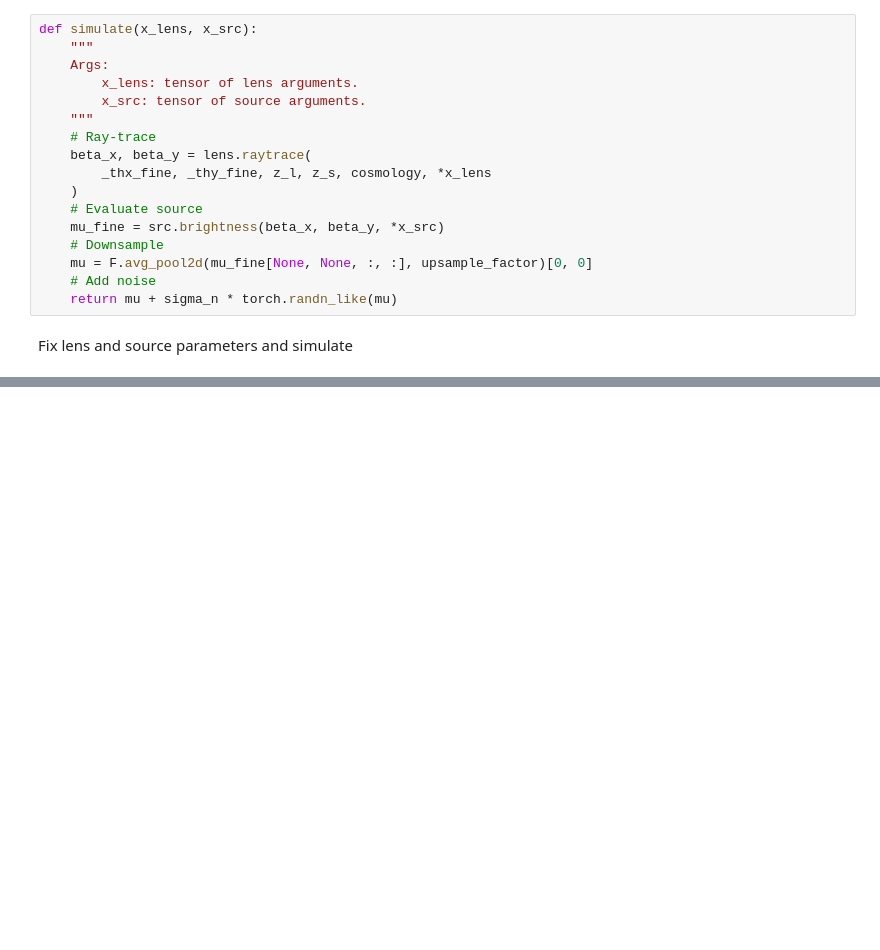
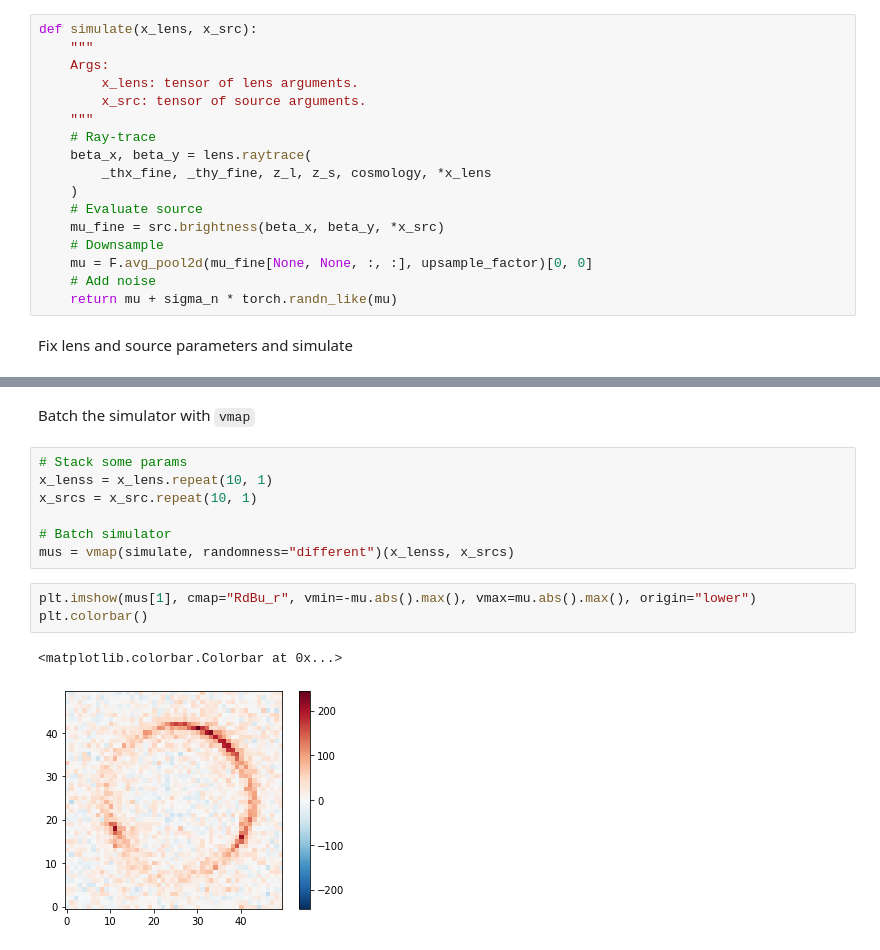
Before and after one commit to Ciela-Institute/caustic-analyses, a Jupyter notebook: notebooks/minimal-demo.ipynb, the cells around one changed output, grey strips where cells are left out. Saved outputs shown, nothing was run; the diff lists cells and outputs as text; blank space fills up the shorter version.

Commit message:
add vmap to minimal demo

```diff
--- a/notebooks/minimal-demo.ipynb
+++ b/notebooks/minimal-demo.ipynb
@@ -81,0 +83,15 @@ plt.colorbar()
+# %% [markdown]
+Batch the simulator with `vmap`
+# %%
+# Stack some params
+x_lenss = x_lens.repeat(10, 1)
+x_srcs = x_src.repeat(10, 1)
+
+# Batch simulator
+mus = vmap(simulate, randomness="different")(x_lenss, x_srcs)
+# %%
+plt.imshow(mus[1], cmap="RdBu_r", vmin=-mu.abs().max(), vmax=mu.abs().max(), origin="lower")
+plt.colorbar()
+# %% [output]
+<matplotlib.colorbar.Colorbar at 0x...>
+[figure, added]
```
Also changed, not shown: parts of 2 cells of this notebook.
